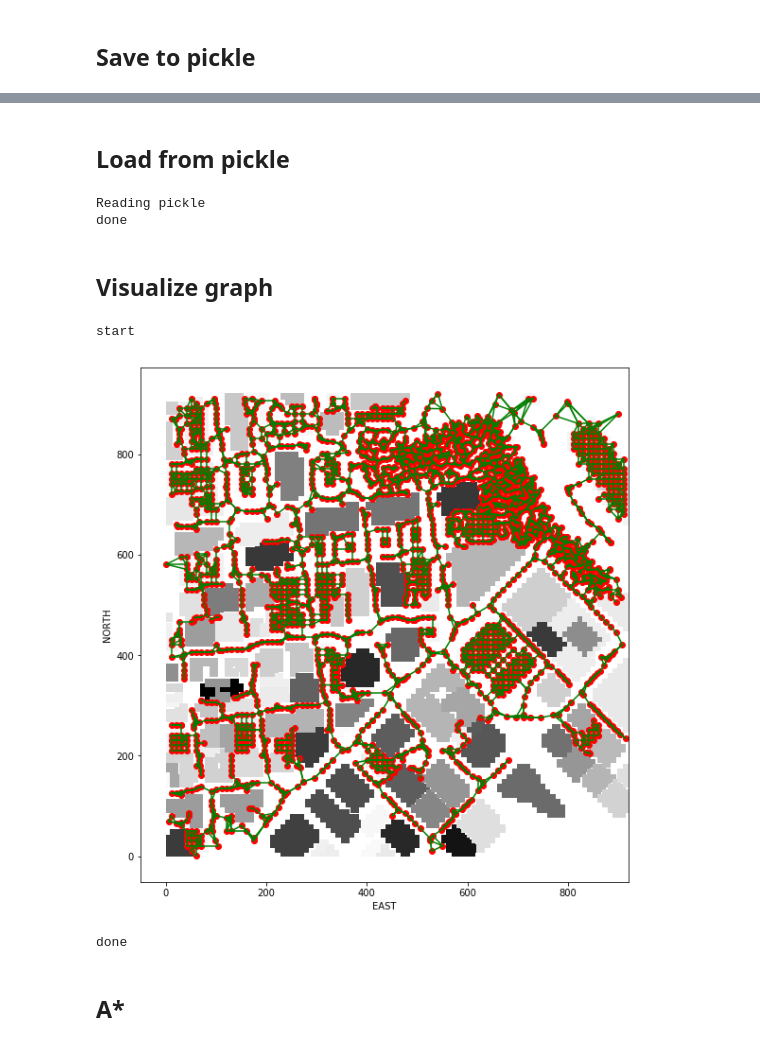
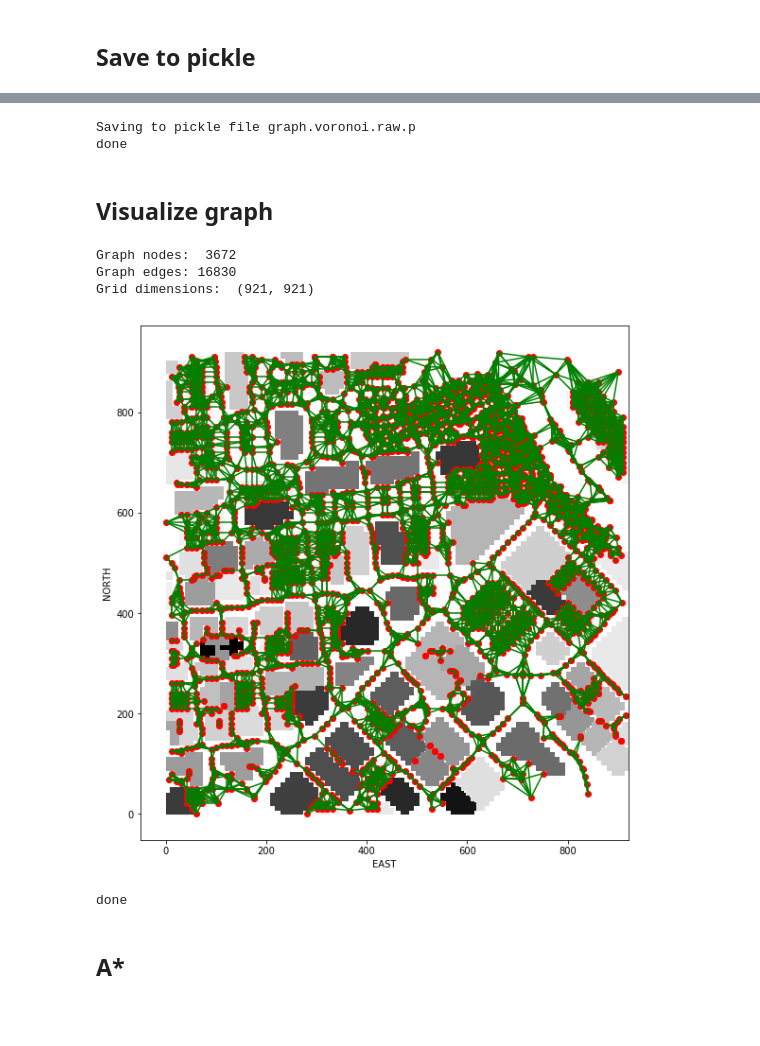
Before and after one commit to edupaz2/FCND-Motion-Planning, a Jupyter notebook: research_voronoi.ipynb, the cells around one changed output, grey strips where cells are left out. Saved outputs shown, nothing was run; the diff lists cells and outputs as text; code cells hidden in the pictures; blank space fills up the shorter version.

Commit message:
(feat) Adding Utils.py. Optimizing graphs. Updating notebooks

```diff
--- a/research_voronoi.ipynb
+++ b/research_voronoi.ipynb
@@ -46,8 +43,8 @@ done
 print('Creating Voronoi')
 # Create a voronoi graph based on location of obstacle centres (2D no height)
 t0 = time.time()
-np_points = np.array(points)
-voronoi_graph = Voronoi(np_points[:,:-1])
+np_centers = np.array(centers)
+voronoi_graph = Voronoi(np_centers[:,:-1])
 print('Voronoi Graph with {0} nodes'.format(len(voronoi_graph.vertices)))
 print('Voronoi Graph took {0} seconds to build'.format(time.time()-t0))
 # %% [output]
@@ -63,13 +54,14 @@ plt.show()
 # %%
 import numpy.linalg as LA
 from sklearn.neighbors import KDTree
+from bresenham import bresenham
 
 def create_graph_from_voronoi(voronoi_graph):
     g = nx.Graph()
     nodes = tuple(map(tuple, voronoi_graph.vertices))
     tree = KDTree(nodes)
     # Check each edge from graph.ridge_vertices for collision
-    k=5
+    k=10
     for n1 in nodes:
         # for each node connect try to connect to k nearest nodes
         idxs = tree.query([n1], k, return_distance=False)[0]
@@ -86,14 +78,14 @@ def create_graph_from_voronoi(voronoi_graph):
                     hit = True
                     break
                 # Next check if we're in collision
-                if grid[c[0], c[1]] > drone_altitude:
+                if grid[c[0], c[1]] >= FLYING_ALTITUDE + SAFETY_DISTANCE:
                     hit = True
                     break
             # If the edge does not hit on obstacle
             # add it to the list
             if not hit:
                 dist = LA.norm(np.array(n2) - np.array(n1))
-                g.add_edge((n1[0], n1[1], drone_altitude), (n2[0], n2[1], drone_altitude), weight=dist)
+                g.add_edge((n1[0], n1[1], FLYING_ALTITUDE), (n2[0], n2[1], FLYING_ALTITUDE), weight=dist)
 
     return g, tree
 
@@ -107,3 +98,0 @@ Graph took 10.309709072113037 seconds to build
-# %%
-# Getting the largest connected subgraph
-g = max(nx.connected_component_subgraphs(g), key=len)
@@ -143,44 +101,27 @@ done
-# %% [markdown]
-## Load from pickle
-# %%
-import pickle
-
-pkl_filename = 'graph.voronoi.p'
-with open(pkl_filename, "rb") as pfile:
-    print('Reading pickle')
-    dist_pickle = pickle.load(pfile)
-
-    g = dist_pickle['graph']
-
-print('done')
-# %% [output]
-Reading pickle
-done
+# %%
+from utils import save_graph_to_pickle
+
+save_graph_to_pickle(g, grid, 'graph.voronoi.raw.p')
+
+print('done')
+# %% [output]
+Saving to pickle file graph.voronoi.raw.p
+done
 # %% [markdown]
 ## Visualize graph
-# %%
-import matplotlib.pyplot as plt
-print('start')
-# Plot it up!
-fig = plt.figure(figsize=(10,10))
-plt.imshow(grid, origin='lower', cmap='Greys')
-
-# Draw edges
-# and connected nodes in red, not connected in blue
-for (n1, n2) in g.edges:
-    plt.plot([n1[1], n2[1]], [n1[0], n2[0]], 'green', alpha=1)
-
-# Draw connected nodes in red
-for n1 in g.nodes:
-    plt.scatter(n1[1], n1[0], c='red')
-
-plt.xlabel('EAST')
-plt.ylabel('NORTH')
-plt.show()
-print('done')
-# %% [output]
-start
-[figure, removed]
-done
+# %%
+from utils import visualize_graph, print_info
+
+print_info(g, grid)
+
+visualize_graph(g, grid)
+
+print('done')
+# %% [output]
+Graph nodes:  3672
+Graph edges: 16830
+Grid dimensions:  (921, 921)
+[figure, added]
+done
 # %% [markdown]
 ## A*
```
Also changed, not shown: parts of 9 cells of this notebook, 20 other files.
